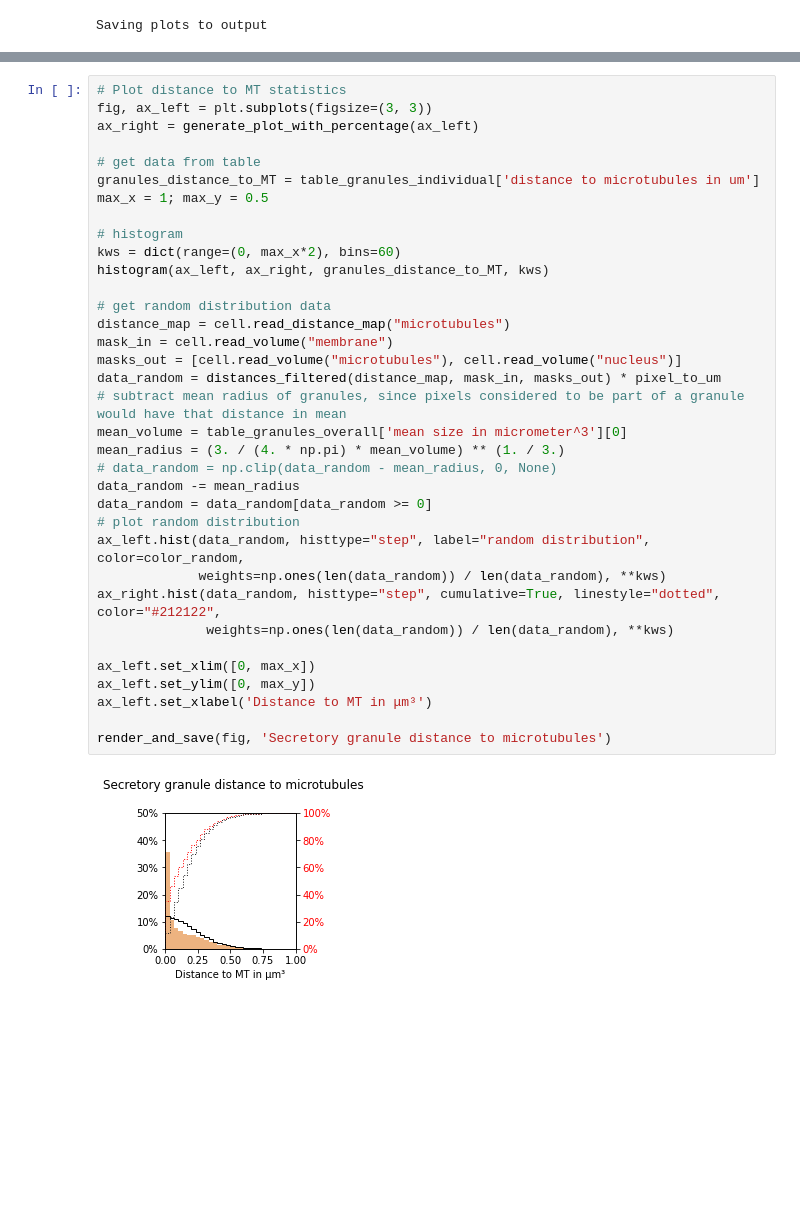
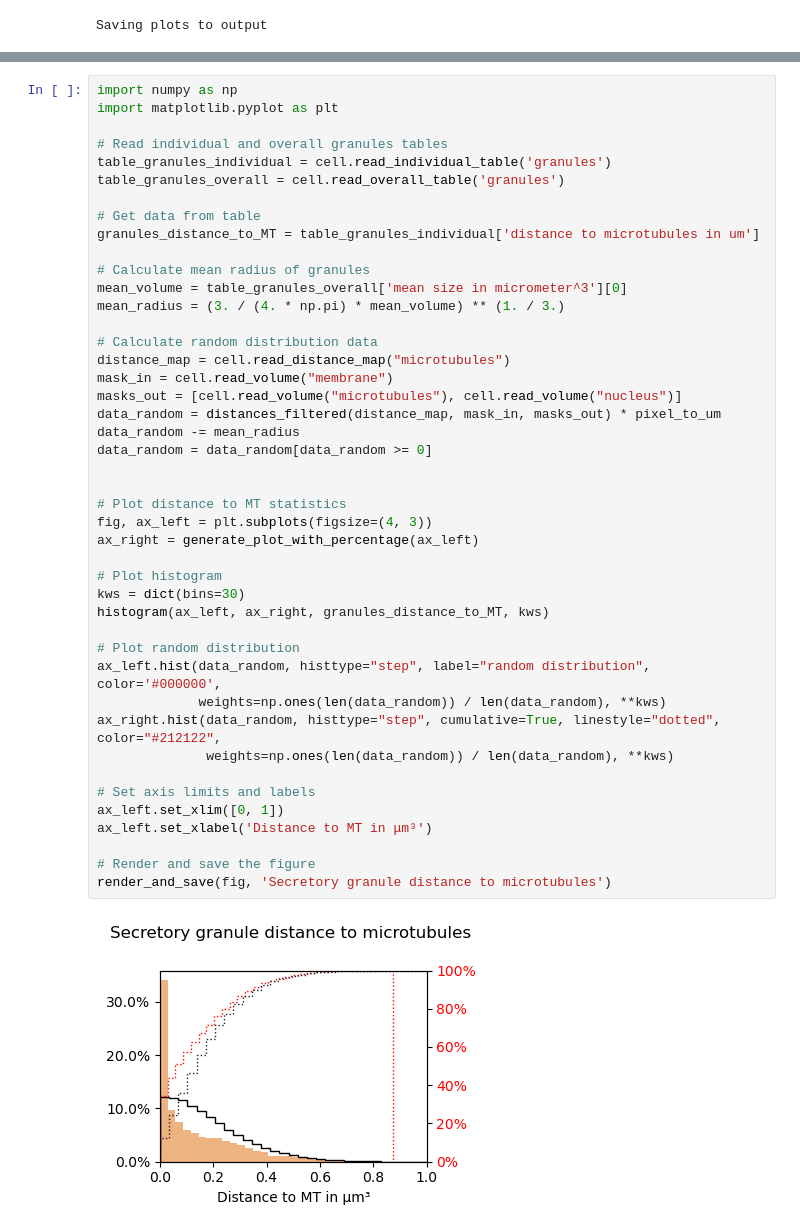
Before and after one commit to betaseg/protocol-notebooks, a Jupyter notebook: plots/run_plots.ipynb, the cells around one changed output, grey strips where cells are left out. Saved outputs shown, nothing was run; the diff lists cells and outputs as text; blank space fills up the shorter version.

```diff
--- a/plots/run_plots.ipynb
+++ b/plots/run_plots.ipynb
@@ -186,37 +366,46 @@ table_granules_overall = cell.read_overall_table('granules')
 # %%
-# Plot distance to MT statistics
-fig, ax_left = plt.subplots(figsize=(3, 3))
-ax_right = generate_plot_with_percentage(ax_left)
+import numpy as np
+import matplotlib.pyplot as plt
 
-# get data from table
+# Read individual and overall granules tables
+table_granules_individual = cell.read_individual_table('granules')
+table_granules_overall = cell.read_overall_table('granules')
+
+# Get data from table
 granules_distance_to_MT = table_granules_individual['distance to microtubules in um']
-max_x = 1; max_y = 0.5
 
-# histogram
-kws = dict(range=(0, max_x*2), bins=60)
-histogram(ax_left, ax_right, granules_distance_to_MT, kws)
+# Calculate mean radius of granules
+mean_volume = table_granules_overall['mean size in micrometer^3'][0]
+mean_radius = (3. / (4. * np.pi) * mean_volume) ** (1. / 3.)
 
-# get random distribution data
+# Calculate random distribution data
 distance_map = cell.read_distance_map("microtubules")
 mask_in = cell.read_volume("membrane")
 masks_out = [cell.read_volume("microtubules"), cell.read_volume("nucleus")]
 data_random = distances_filtered(distance_map, mask_in, masks_out) * pixel_to_um
-# subtract mean radius of granules, since pixels considered to be part of a granule would have that distance in mean
-mean_volume = table_granules_overall['mean size in micrometer^3'][0]
-mean_radius = (3. / (4. * np.pi) * mean_volume) ** (1. / 3.)
-# data_random = np.clip(data_random - mean_radius, 0, None)
 data_random -= mean_radius
 data_random = data_random[data_random >= 0]
-# plot random distribution
-ax_left.hist(data_random, histtype="step", label="random distribution", color=color_random,
+
+
+# Plot distance to MT statistics
+fig, ax_left = plt.subplots(figsize=(4, 3))
+ax_right = generate_plot_with_percentage(ax_left)
+
+# Plot histogram
+kws = dict(bins=30)
+histogram(ax_left, ax_right, granules_distance_to_MT, kws)
+
+# Plot random distribution
+ax_left.hist(data_random, histtype="step", label="random distribution", color='#000000',
              weights=np.ones(len(data_random)) / len(data_random), **kws)
 ax_right.hist(data_random, histtype="step", cumulative=True, linestyle="dotted", color="#212122",
               weights=np.ones(len(data_random)) / len(data_random), **kws)
 
-ax_left.set_xlim([0, max_x])
-ax_left.set_ylim([0, max_y])
+# Set axis limits and labels
+ax_left.set_xlim([0, 1])
 ax_left.set_xlabel('Distance to MT in μm³')
 
+# Render and save the figure
 render_and_save(fig, 'Secretory granule distance to microtubules')
 # %% [output]
-[figure, old version]
+[figure, new version]
```
Also changed, not shown: parts of 39 cells of this notebook, 1 other file.
